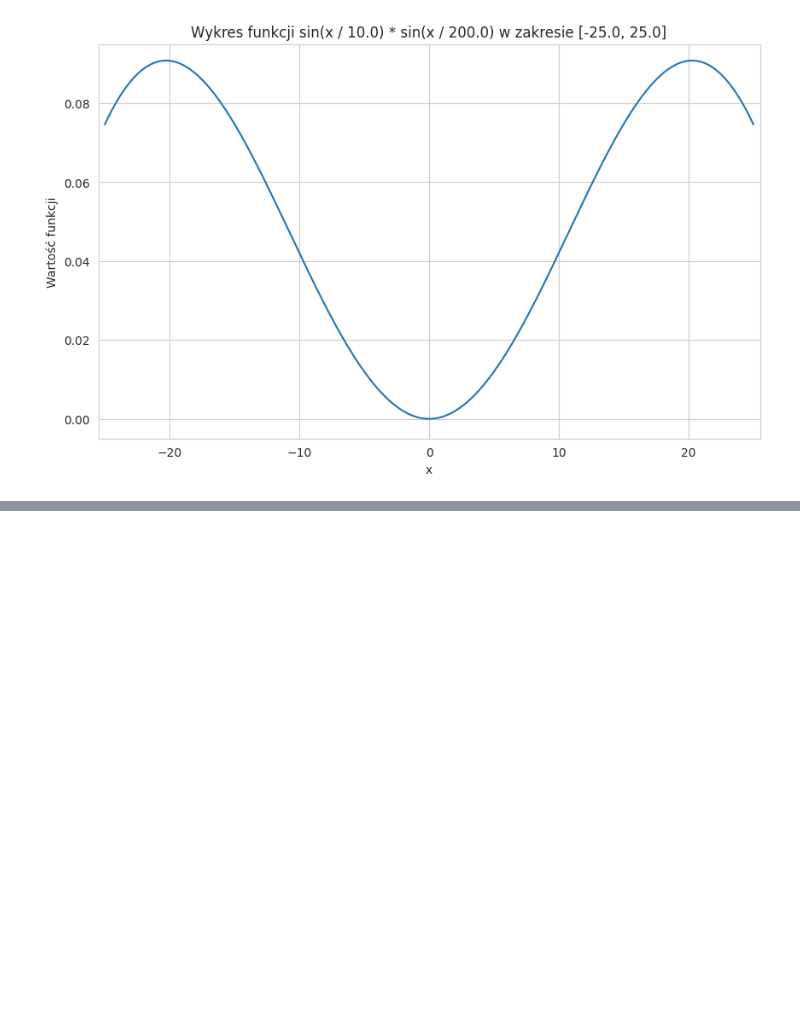
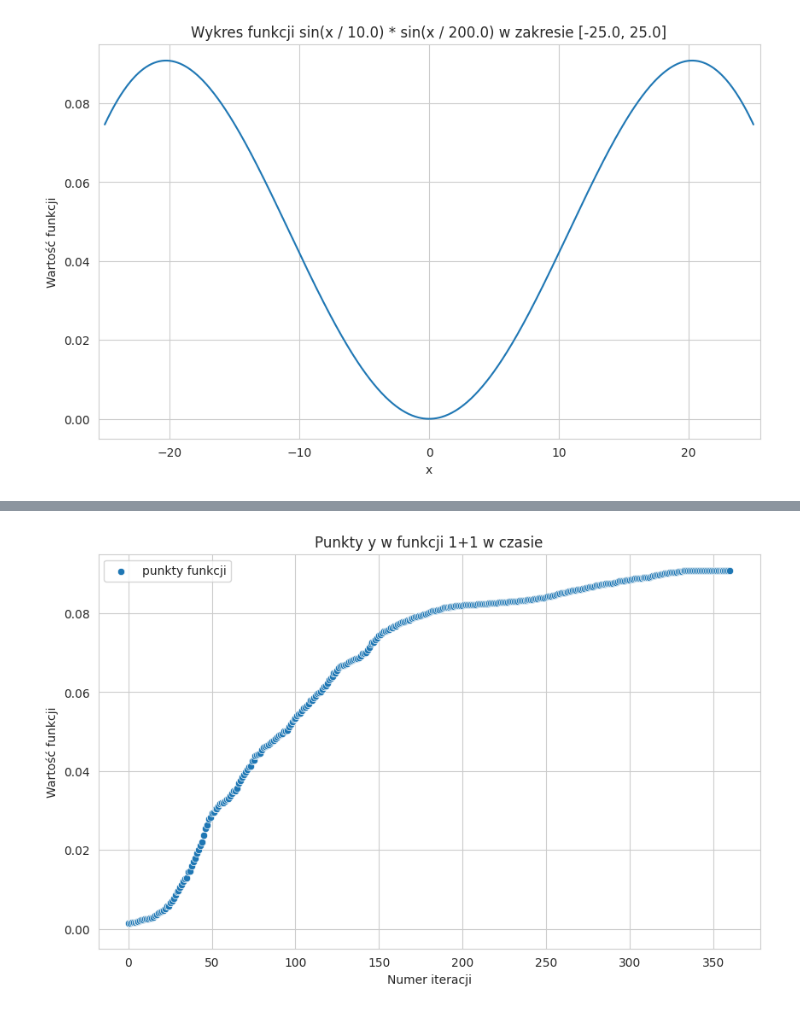
Before and after one commit to AdrianAlbrecht/Collab, a Jupyter notebook: SSI_1+1.ipynb, the cells around one changed output, grey strips where cells are left out. Cells and saved outputs as stored; diff of their text form; code cells hidden in the pictures; blank space fills up the shorter version.

```diff
--- a/SSI_1+1.ipynb
+++ b/SSI_1+1.ipynb
@@ -99,0 +100,12 @@ plt.show()
+# %%
+sns.set_style("whitegrid")
+plt.figure(figsize=(10, 6))
+plt.ylim(-0.005,0.095)
+sns.scatterplot(x=[i for i in range(len(listy[0]))], y=listy[1], label = 'punkty funkcji')
+plt.legend()
+plt.title(f"Punkty y w funkcji 1+1 w czasie")
+plt.xlabel("Numer iteracji")
+plt.ylabel("Wartość funkcji")
+plt.show()
+# %% [output]
+[figure, added]
```
Also changed, not shown: parts of 3 cells of this notebook.
